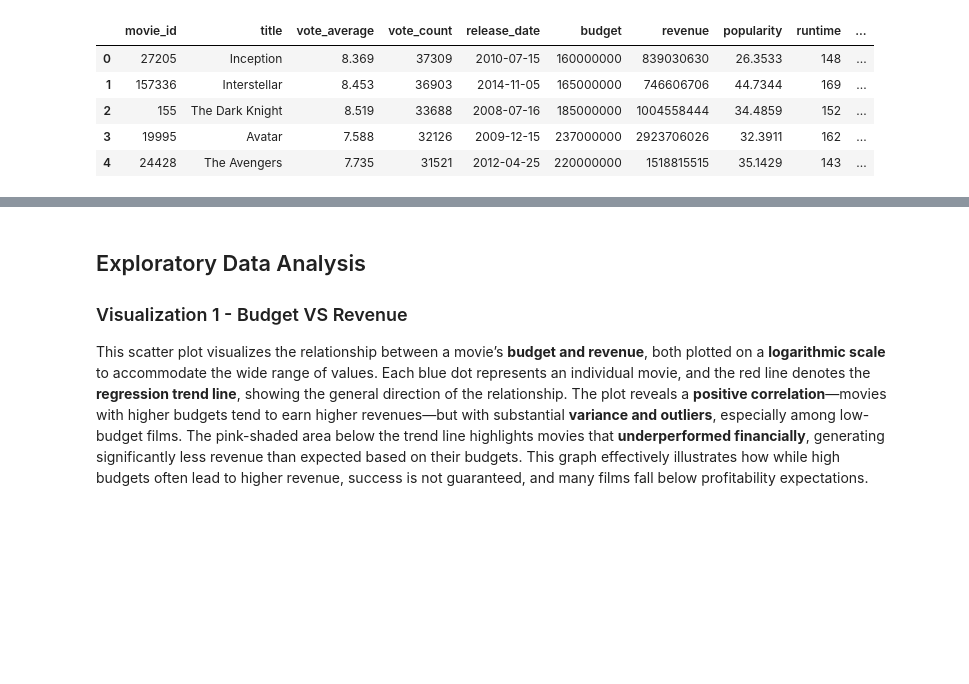
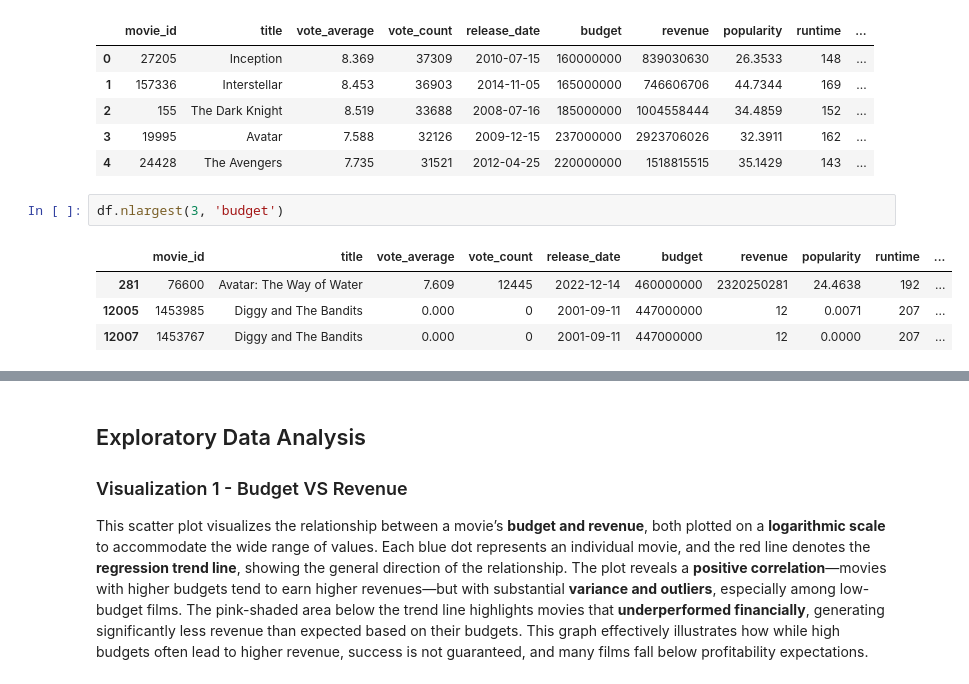
Before and after one commit to nithish-kumar-t/movie-box-office-prediction, a Jupyter notebook: timbd-data-cleaning.ipynb, the cells around one changed output, grey strips where cells are left out. Drawn from its saved outputs; the diff is of its cells as text; blank space fills up the shorter version.

```diff
--- a/timbd-data-cleaning.ipynb
+++ b/timbd-data-cleaning.ipynb
@@ -149,3 +147,10 @@ df.head()
 | 2 | 155 | The Dark Knight | 8.519 | 33688 | 2008-07-16 | 185000000 | 1004558444 | 34.4859 | 152 | ... |
 | 3 | 19995 | Avatar | 7.588 | 32126 | 2009-12-15 | 237000000 | 2923706026 | 32.3911 | 162 | ... |
 | 4 | 24428 | The Avengers | 7.735 | 31521 | 2012-04-25 | 220000000 | 1518815515 | 35.1429 | 143 | ... |
+# %%
+df.nlargest(3, 'budget')
+# %% [output]
+|  | movie_id | title | vote_average | vote_count | release_date | budget | revenue | popularity | runtime | ... |
+| 281 | 76600 | Avatar: The Way of Water | 7.609 | 12445 | 2022-12-14 | 460000000 | 2320250281 | 24.4638 | 192 | ... |
+| 12005 | 1453985 | Diggy and The Bandits | 0.000 | 0 | 2001-09-11 | 447000000 | 12 | 0.0071 | 207 | ... |
+| 12007 | 1453767 | Diggy and The Bandits | 0.000 | 0 | 2001-09-11 | 447000000 | 12 | 0.0000 | 207 | ... |
```
Also changed, not shown: parts of 7 cells of this notebook, 2 other files.
